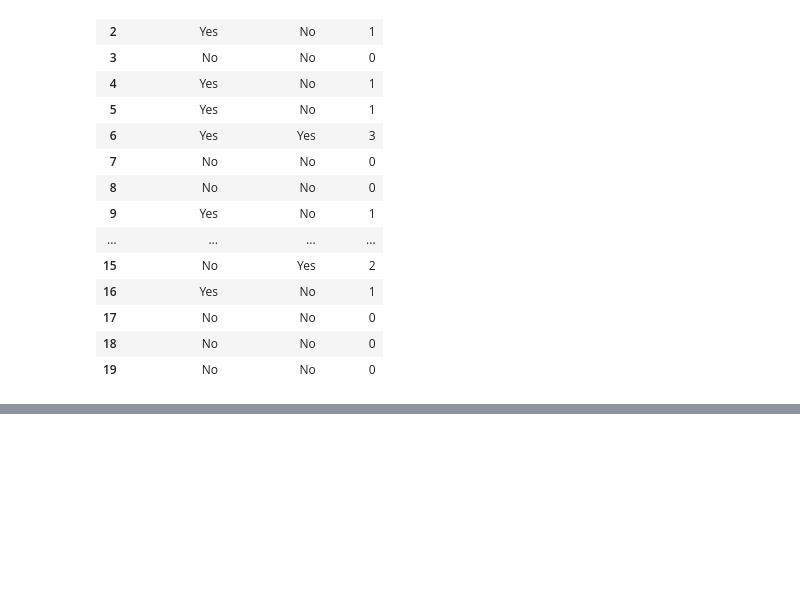
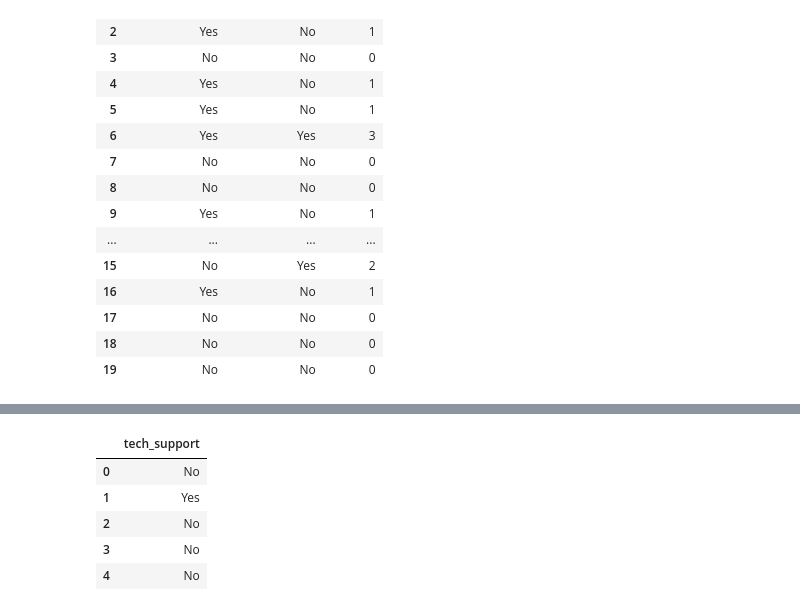
Before and after one commit to classification-orion-matthew/classification_orion_matthew, a Jupyter notebook: Project_Draft_msc.ipynb, the cells around one changed output, grey strips where cells are left out. Saved outputs shown, nothing was run; the diff lists cells and outputs as text; code cells hidden in the pictures; blank space fills up the shorter version.

```diff
--- a/Project_Draft_msc.ipynb
+++ b/Project_Draft_msc.ipynb
@@ -305,0 +358,9 @@ See the caveats in the documentation: http://pandas.pydata.org/pandas-docs/stabl
+# %%
+df[['tech_support']].head()
+# %% [output]
+|  | tech_support |
+| 0 | No |
+| 1 | Yes |
+| 2 | No |
+| 3 | No |
+| 4 | No |
```
Also changed, not shown: parts of 6 cells of this notebook, 1 other file.
